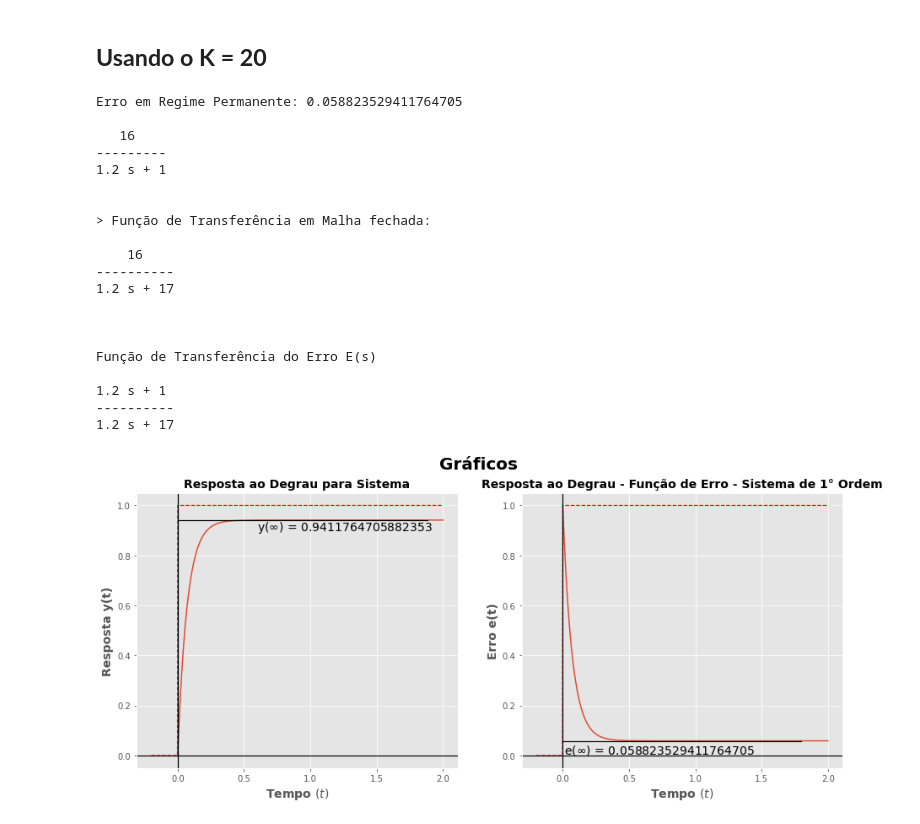
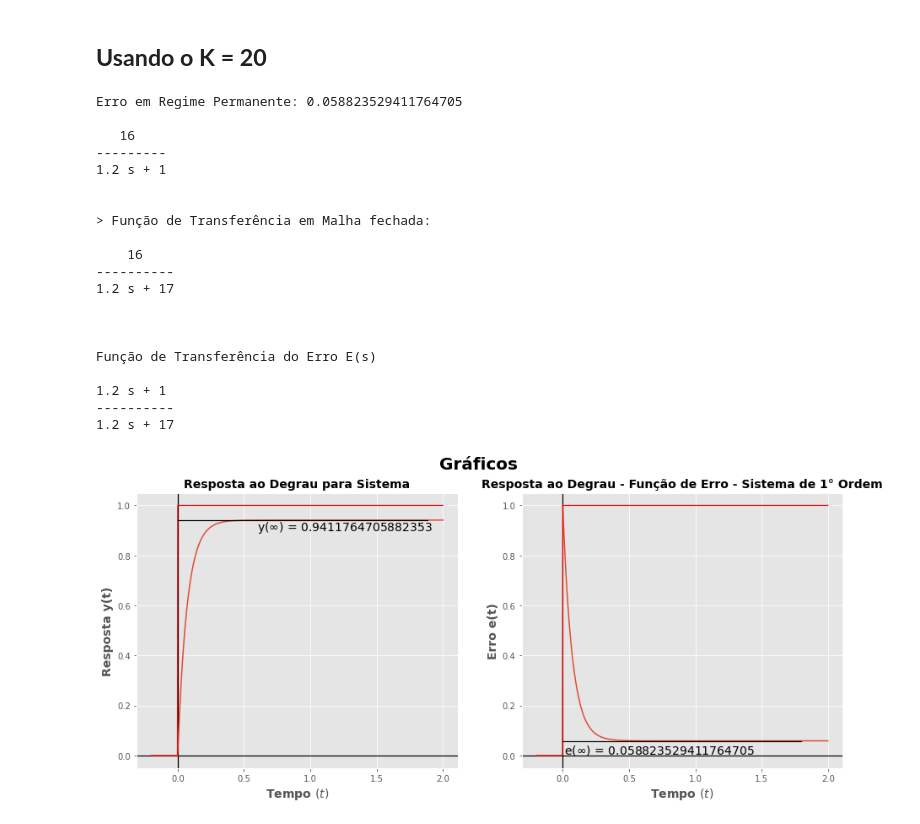
Before and after one commit to Oseiasdfarias/Modelagem_e_Simulacao_de_Sistemas, a Jupyter notebook: erro_regime_permanente_sistema_1ordem.ipynb, the cells around one changed output. Saved outputs shown, nothing was run; the diff lists cells and outputs as text; code cells hidden in the pictures.

```diff
--- a/erro_regime_permanente_sistema_1ordem.ipynb
+++ b/erro_regime_permanente_sistema_1ordem.ipynb
@@ -390,15 +393,16 @@ plt.figure(figsize = ((15, 6)))
 plt.suptitle("Gráficos", fontweight="bold", fontsize = 20)
 
 ax1 = plt.subplot(1, 2, 1)
-plt.plot(t1, y1)
-plt.plot(Temp_deg, degrau, color = "r", linestyle = "--", linewidth = 1.2)
-
-ax1.plot([ y_inf*2, 0], [y_inf, y_inf],color='black', lw=1.2)
-ax1.text(0.6, y_inf-0.04, f"y$(\infty)$ = {y_inf}",fontsize=14)
 
 # Eixos x, y
 ax1.axhline(0, color='black', lw=1.2)
 ax1.axvline(0, color='black', lw=1.2)
+
+plt.plot(t1, y1)
+plt.plot(Temp_deg, degrau, color = "r", lw=1.2)
+
+ax1.plot([ y_inf*2, 0], [y_inf, y_inf],color='black', lw=1.2)
+ax1.text(0.6, y_inf-0.04, f"y$(\infty)$ = {y_inf}",fontsize=14)
 
 plt.title("Resposta ao Degrau para Sistema", fontweight="bold", fontsize = 14)
 plt.xlabel("Tempo $(t)$", fontweight="bold", fontsize = 14)
@@ -406,40 +410,41 @@ plt.ylabel("Resposta y(t)", fontweight="bold", fontsize = 14)
 
 # Plotagem do gráfico do erro
 ax = plt.subplot(1, 2, 2)
-plt.plot(t, y)
-plt.plot(Temp_deg, degrau, color = "r", linestyle = "--", linewidth = 1.2)
-
-ax.plot([ tau*1.5, 0], [e_inf, e_inf],color='black', lw=1.2)
-ax.text(0.01, e_inf-0.05, f"e$(\infty)$ = {e_inf}",fontsize=14)
 
 # Eixos x, y
 ax.axhline(0, color='black', lw=1.2)
 ax.axvline(0, color='black', lw=1.2)
+
+plt.plot(t, y)
+plt.plot(Temp_deg, degrau, color="r", lw=1.2)
+
+ax.plot([ tau*1.5, 0], [e_inf, e_inf],color='black', lw=1.2)
+ax.text(0.01, e_inf-0.05, f"e$(\infty)$ = {e_inf}",fontsize=14)
 
 plt.title("Resposta ao Degrau - Função de Erro - Sistema de 1° Ordem", fontweight="bold", fontsize = 14)
 plt.xlabel("Tempo $(t)$", fontweight="bold", fontsize = 14)
 plt.ylabel("Erro e(t)", fontweight="bold", fontsize = 14)
 
 plt.show()
 # %% [output]
 Erro em Regime Permanente: 0.058823529411764705
 
    16
 ---------
 1.2 s + 1
 
 
 > Função de Transferência em Malha fechada:
 
     16
 ----------
 1.2 s + 17
 
 
 
 Função de Transferência do Erro E(s)
 
 1.2 s + 1
 ----------
 1.2 s + 17
-[figure, old version]
+[figure, new version]
```
Also changed, not shown: parts of 2 cells of this notebook.
